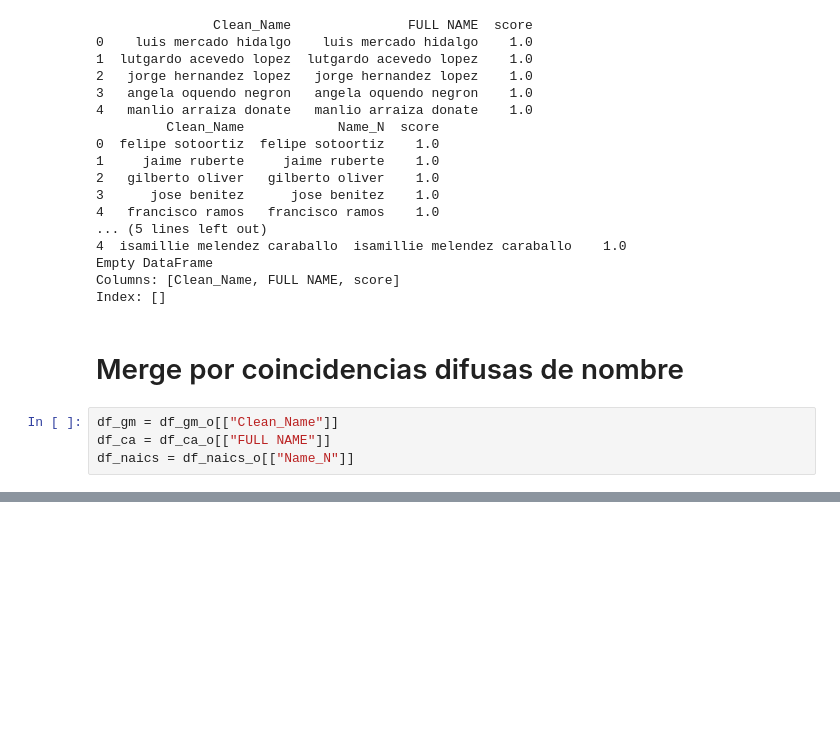
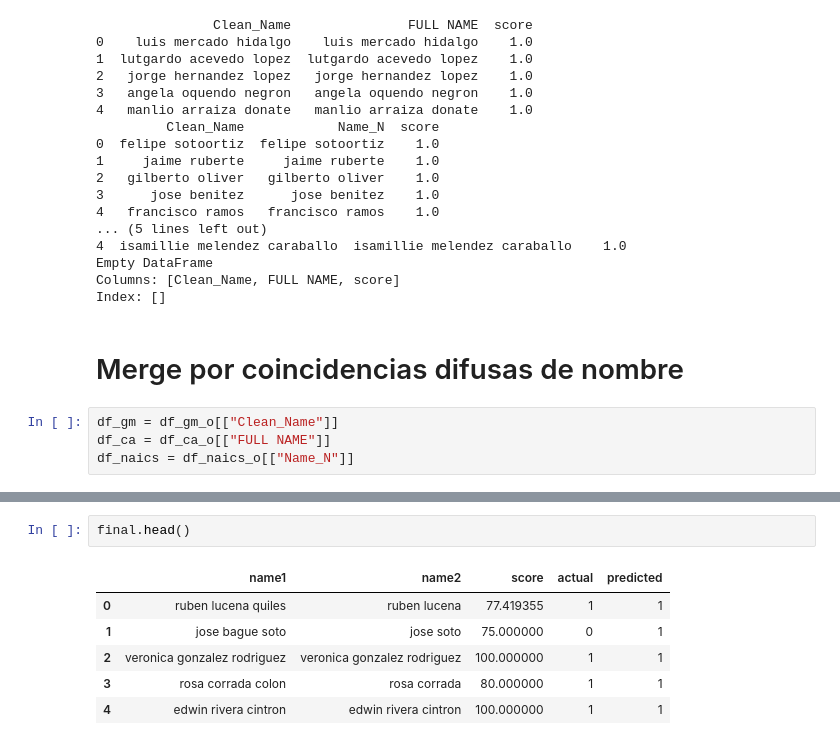
Before and after one commit to jhonvlex/join_dataframes, a Jupyter notebook: src_any_abogados_dev_df_er_main.ipynb, the cells around one changed output, grey strips where cells are left out. Saved outputs shown, nothing was run; the diff lists cells and outputs as text; blank space fills up the shorter version.

```diff
--- a/src_any_abogados_dev_df_er_main.ipynb
+++ b/src_any_abogados_dev_df_er_main.ipynb
@@ -292,0 +299,9 @@ np.int64(122)
+# %%
+final.head()
+# %% [output]
+|  | name1 | name2 | score | actual | predicted |
+| 0 | ruben lucena quiles | ruben lucena | 77.419355 | 1 | 1 |
+| 1 | jose bague soto | jose soto | 75.000000 | 0 | 1 |
+| 2 | veronica gonzalez rodriguez | veronica gonzalez rodriguez | 100.000000 | 1 | 1 |
+| 3 | rosa corrada colon | rosa corrada | 80.000000 | 1 | 1 |
+| 4 | edwin rivera cintron | edwin rivera cintron | 100.000000 | 1 | 1 |
```
Also changed, not shown: parts of 11 cells of this notebook, 3 other files.
